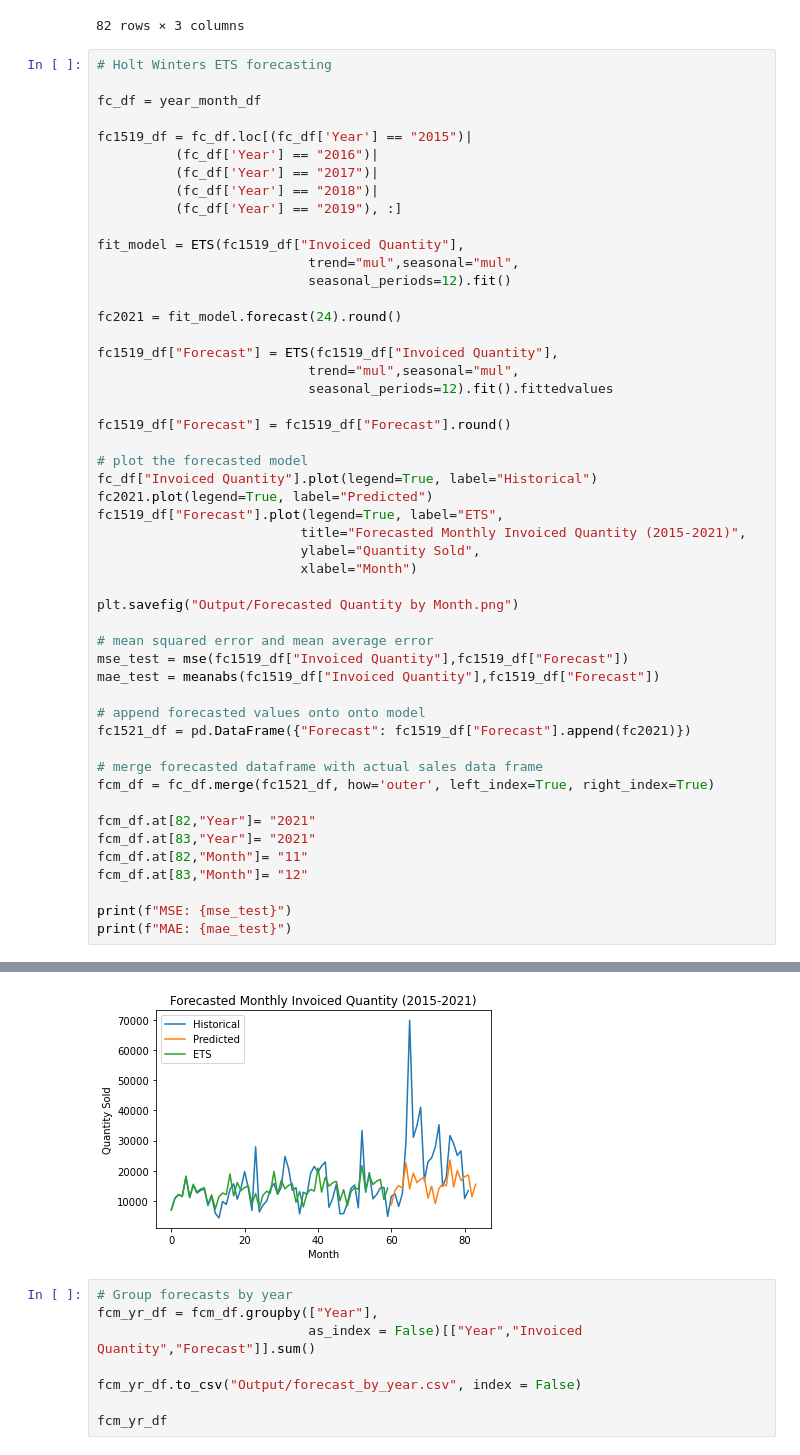
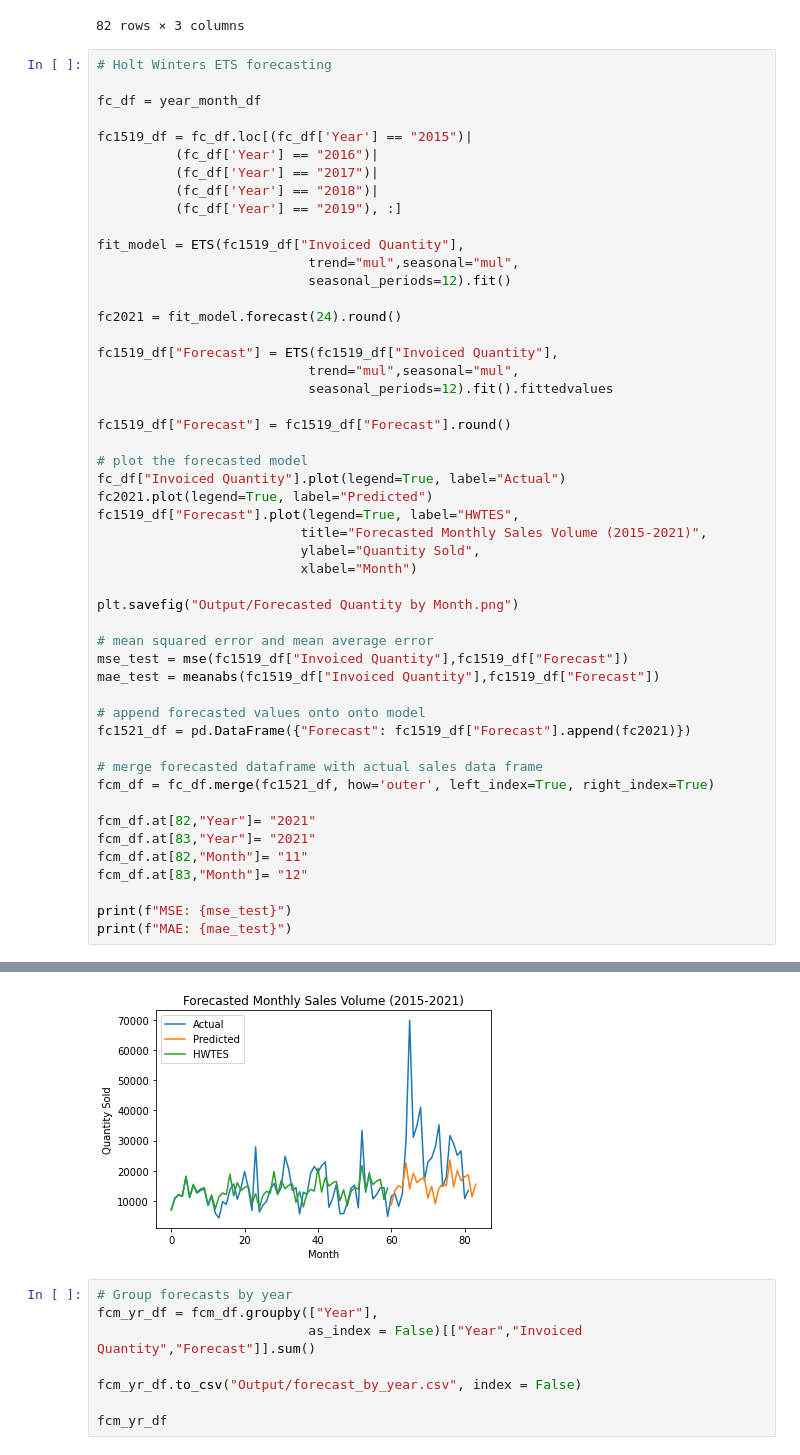
Before and after one commit to 2Delta/GT-Coding-Boot-Camp_Project-1, a Jupyter notebook: Project_01_BicycleSales_01.ipynb, the cells around one changed output, grey strips where cells are left out. Drawn from its saved outputs; the diff is of its cells as text.

```diff
--- a/Project_01_BicycleSales_01.ipynb
+++ b/Project_01_BicycleSales_01.ipynb
@@ -127,10 +127,10 @@ fc1519_df["Forecast"] = ETS(fc1519_df["Invoiced Quantity"],
 fc1519_df["Forecast"] = fc1519_df["Forecast"].round()
 
 # plot the forecasted model
-fc_df["Invoiced Quantity"].plot(legend=True, label="Historical")
+fc_df["Invoiced Quantity"].plot(legend=True, label="Actual")
 fc2021.plot(legend=True, label="Predicted")
-fc1519_df["Forecast"].plot(legend=True, label="ETS",
-                          title="Forecasted Monthly Invoiced Quantity (2015-2021)",
+fc1519_df["Forecast"].plot(legend=True, label="HWTES",
+                          title="Forecasted Monthly Sales Volume (2015-2021)",
                           ylabel="Quantity Sold",
                           xlabel="Month")
 
@@ -139,34 +139,34 @@ plt.savefig("Output/Forecasted Quantity by Month.png")
 # mean squared error and mean average error
 mse_test = mse(fc1519_df["Invoiced Quantity"],fc1519_df["Forecast"])
 mae_test = meanabs(fc1519_df["Invoiced Quantity"],fc1519_df["Forecast"])
 
 # append forecasted values onto onto model
 fc1521_df = pd.DataFrame({"Forecast": fc1519_df["Forecast"].append(fc2021)})
 
 # merge forecasted dataframe with actual sales data frame
 fcm_df = fc_df.merge(fc1521_df, how='outer', left_index=True, right_index=True)
 
 fcm_df.at[82,"Year"]= "2021"
 fcm_df.at[83,"Year"]= "2021"
 fcm_df.at[82,"Month"]= "11"
 fcm_df.at[83,"Month"]= "12"
 
 print(f"MSE: {mse_test}")
 print(f"MAE: {mae_test}")
 # %% [output]
 A value is trying to be set on a copy of a slice from a DataFrame.
 Try using .loc[row_indexer,col_indexer] = value instead
 
 See the caveats in the documentation: https://pandas.pydata.org/pandas-docs/stable/user_guide/indexing.html#returning-a-view-versus-a-copy
   fc1519_df["Forecast"] = ETS(fc1519_df["Invoiced Quantity"],
 A value is trying to be set on a copy of a slice from a DataFrame.
 Try using .loc[row_indexer,col_indexer] = value instead
 
 See the caveats in the documentation: https://pandas.pydata.org/pandas-docs/stable/user_guide/indexing.html#returning-a-view-versus-a-copy
   fc1519_df["Forecast"] = fc1519_df["Forecast"].round()
 MSE: 23465694.35
 MAE: 3503.2166666666667
-[figure, old version]
+[figure, new version]
 # %%
 # Group forecasts by year
 fcm_yr_df = fcm_df.groupby(["Year"],
```
Also changed, not shown: parts of 9 cells of this notebook, 3 other files.
